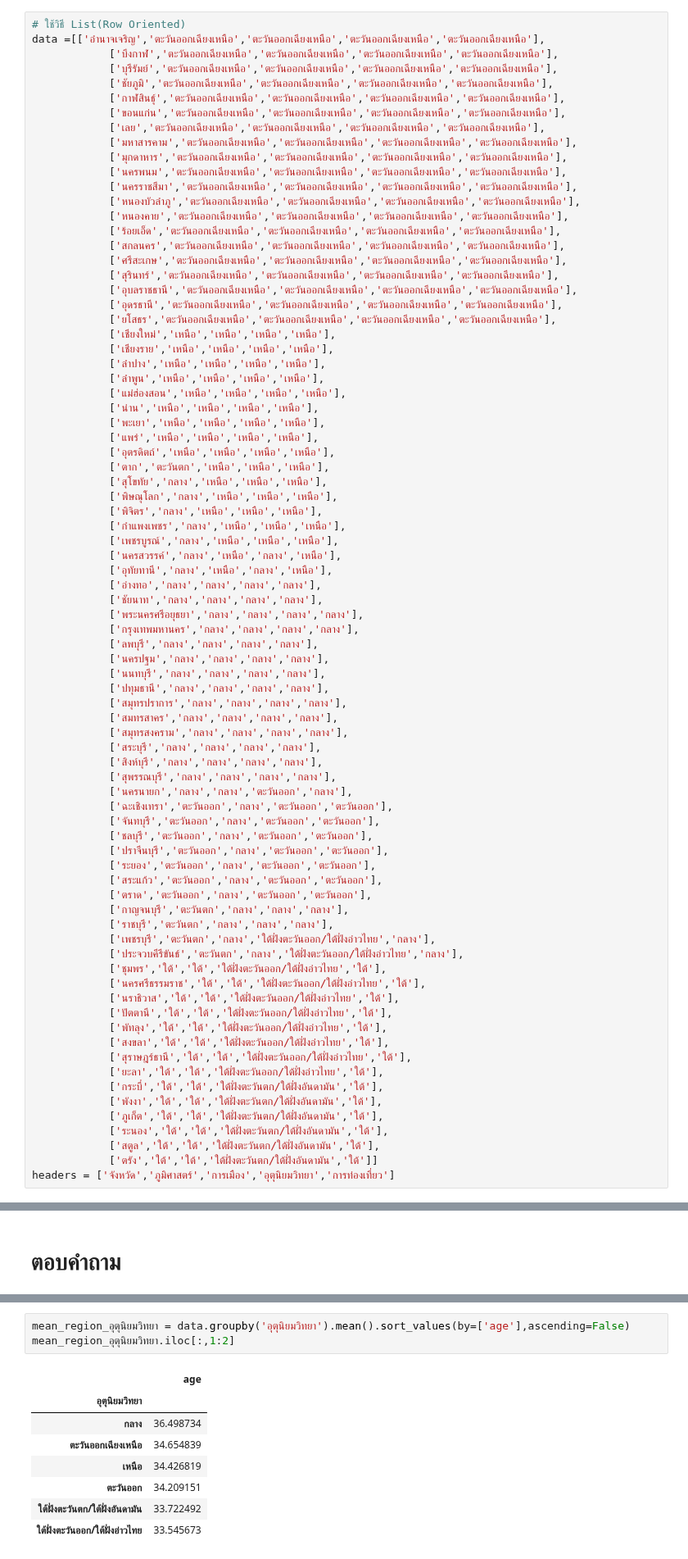
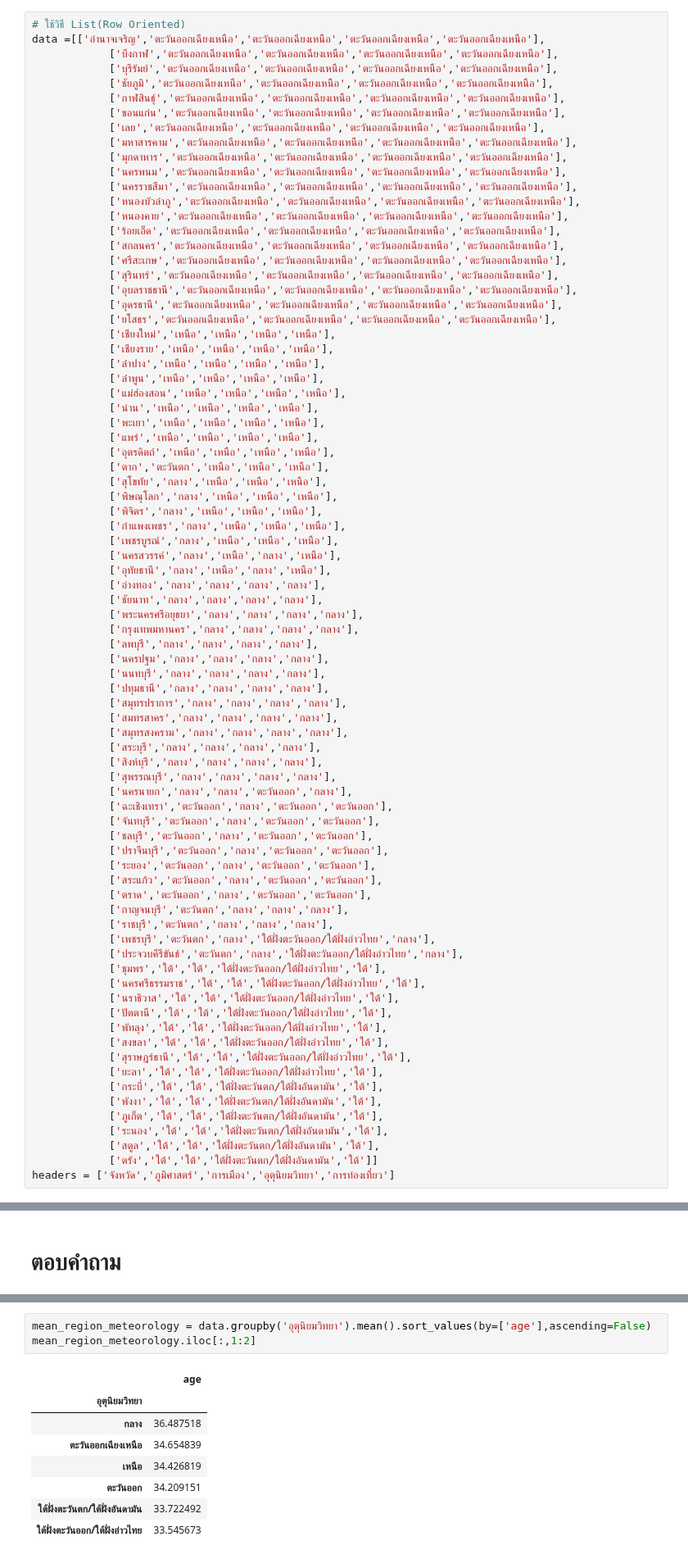
Before and after one commit to kittimaxz/data_viz_2022, a Jupyter notebook: BasicPython&DataViz_midterm2022.ipynb, the cells around one changed output, grey strips where cells are left out. Shown at 82% size. Drawn from its saved outputs; the diff is of its cells as text.

```diff
--- a/BasicPython&DataViz_midterm2022.ipynb
+++ b/BasicPython&DataViz_midterm2022.ipynb
@@ -228,8 +228,8 @@ data =[['อำนาจเจริญ','ตะวันออกเฉีย
             ['กำแพงเพชร','กลาง','เหนือ','เหนือ','เหนือ'],
             ['เพชรบูรณ์','กลาง','เหนือ','เหนือ','เหนือ'],
             ['นครสวรรค์','กลาง','เหนือ','กลาง','เหนือ'],
-            ['อุทัยทานี','กลาง','เหนือ','กลาง','เหนือ'],
-            ['อ่างทอ','กลาง','กลาง','กลาง','กลาง'],
+            ['อุทัยธานี','กลาง','เหนือ','กลาง','เหนือ'],
+            ['อ่างทอง','กลาง','กลาง','กลาง','กลาง'],
             ['ชัยนาท','กลาง','กลาง','กลาง','กลาง'],
             ['พระนครศรีอยุธยา','กลาง','กลาง','กลาง','กลาง'],
             ['กรุงเทพมหานคร','กลาง','กลาง','กลาง','กลาง'],
@@ -625,10 +685,10 @@ mean_region_การเมือง.iloc[:,1:2]
 # %%
-mean_region_อุตุนิยมวิทยา = data.groupby('อุตุนิยมวิทยา').mean().sort_values(by=['age'],ascending=False)
-mean_region_อุตุนิยมวิทยา.iloc[:,1:2]
+mean_region_meteorology = data.groupby('อุตุนิยมวิทยา').mean().sort_values(by=['age'],ascending=False)
+mean_region_meteorology.iloc[:,1:2]
 # %% [output]
 |  | age |
 | อุตุนิยมวิทยา |  |
-| กลาง | 36.498734 |
+| กลาง | 36.487518 |
 | ตะวันออกเฉียงเหนือ | 34.654839 |
 | เหนือ | 34.426819 |
 | ตะวันออก | 34.209151 |
```
Also changed, not shown: parts of 91 cells of this notebook.
